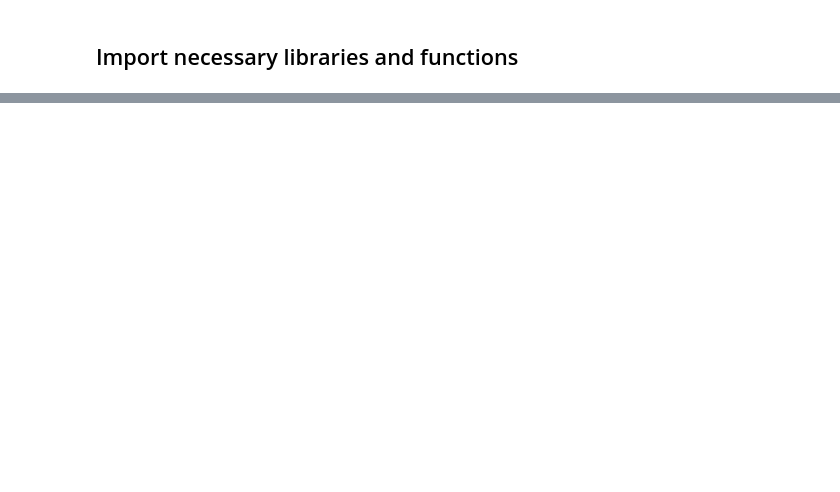
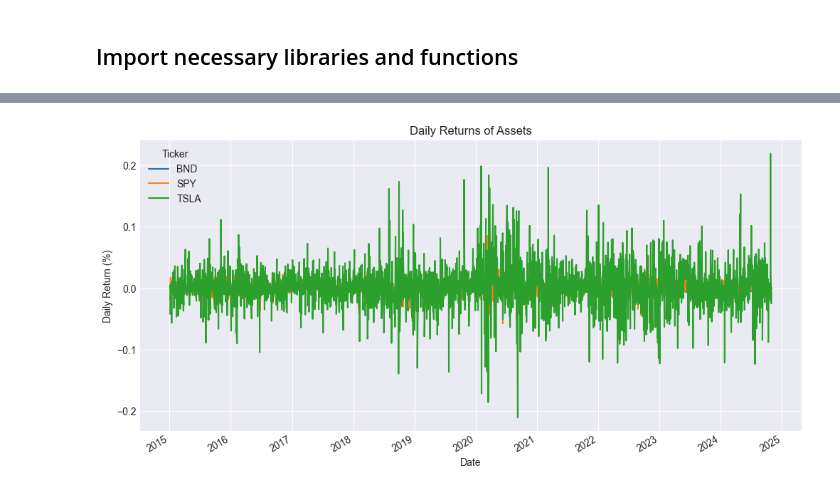
Before and after one commit to AmanReshid/PortfolioForecast-Optimizer, a Jupyter notebook: noteboos/Data_Preprocessing.ipynb, the cells around one changed output, grey strips where cells are left out. Drawn from its saved outputs; the diff is of its cells as text; code cells hidden in the pictures; blank space fills up the shorter version.

```diff
--- a/noteboos/Data_Preprocessing.ipynb
+++ b/noteboos/Data_Preprocessing.ipynb
@@ -44,0 +89,6 @@ plot_daily_returns(daily_returns)
+# %%
+daily_returns = calculate_daily_returns(cleaned_data)
+
+# Visualize the daily returns
+plot_daily_returns(daily_returns)
+# %% [output]
@@ -44,0 +97 @@ plot_daily_returns(daily_returns)
+[figure, added]
```
Also changed, not shown: parts of 31 cells of this notebook, 2 other files.
